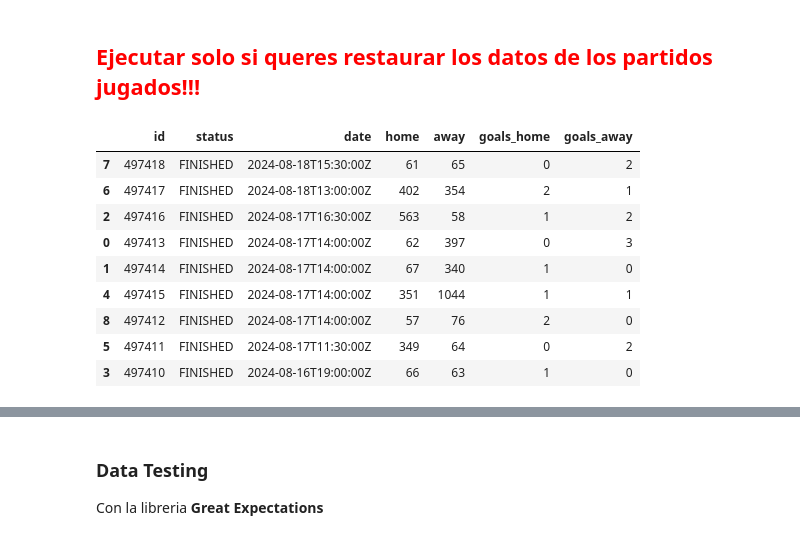
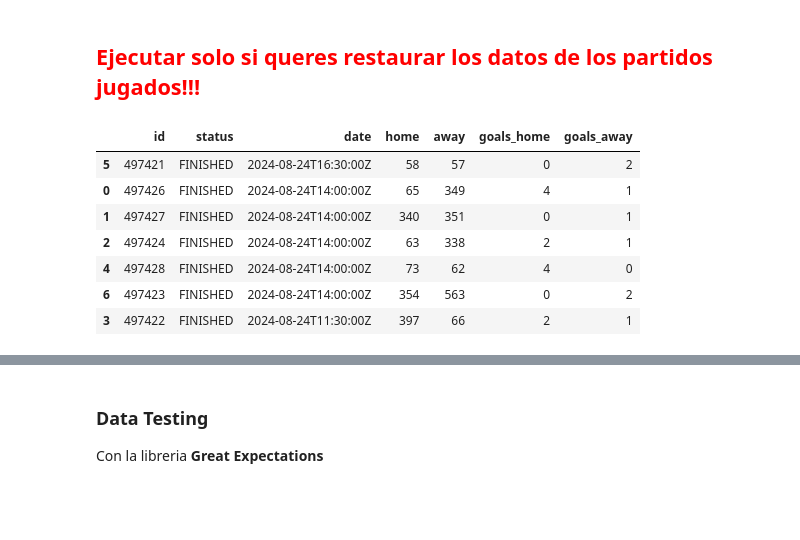
Before and after one commit to RaphaelNicaise/DataEngineering_PremierLeague, a Jupyter notebook: Extraccion_datos_football_data.ipynb, the cells around one changed output, grey strips where cells are left out. Cells and saved outputs as stored; diff of their text form; code cells hidden in the pictures; blank space fills up the shorter version.

```diff
--- a/Extraccion_datos_football_data.ipynb
+++ b/Extraccion_datos_football_data.ipynb
@@ -426,25 +429,23 @@ except Exception as e:
     print(f"Error: {e}")
 # %%
 # Aca podes ver los partidos jugados en la fecha que se indique
-matchday = 1 # para ejemplo
+matchday = 2 # para ejemplo
 try:
     ls = os.listdir(f"data_lake/silver/played_matches/matchday={matchday}/")
     df = pd.read_parquet(f"data_lake/silver/played_matches/matchday={matchday}/{ls[-1]}") # Muestra el ultimo parquet
 except FileNotFoundError:
     print("No se encontro el directorio")
 
 df.sort_values(by='date',ascending=False)
 # %% [output]
 |  | id | status | date | home | away | goals_home | goals_away |
-| 7 | 497418 | FINISHED | 2024-08-18T15:30:00Z | 61 | 65 | 0 | 2 |
-| 6 | 497417 | FINISHED | 2024-08-18T13:00:00Z | 402 | 354 | 2 | 1 |
-| 2 | 497416 | FINISHED | 2024-08-17T16:30:00Z | 563 | 58 | 1 | 2 |
-| 0 | 497413 | FINISHED | 2024-08-17T14:00:00Z | 62 | 397 | 0 | 3 |
-| 1 | 497414 | FINISHED | 2024-08-17T14:00:00Z | 67 | 340 | 1 | 0 |
-| 4 | 497415 | FINISHED | 2024-08-17T14:00:00Z | 351 | 1044 | 1 | 1 |
-| 8 | 497412 | FINISHED | 2024-08-17T14:00:00Z | 57 | 76 | 2 | 0 |
-| 5 | 497411 | FINISHED | 2024-08-17T11:30:00Z | 349 | 64 | 0 | 2 |
-| 3 | 497410 | FINISHED | 2024-08-16T19:00:00Z | 66 | 63 | 1 | 0 |
+| 5 | 497421 | FINISHED | 2024-08-24T16:30:00Z | 58 | 57 | 0 | 2 |
+| 0 | 497426 | FINISHED | 2024-08-24T14:00:00Z | 65 | 349 | 4 | 1 |
+| 1 | 497427 | FINISHED | 2024-08-24T14:00:00Z | 340 | 351 | 0 | 1 |
+| 2 | 497424 | FINISHED | 2024-08-24T14:00:00Z | 63 | 338 | 2 | 1 |
+| 4 | 497428 | FINISHED | 2024-08-24T14:00:00Z | 73 | 62 | 4 | 0 |
+| 6 | 497423 | FINISHED | 2024-08-24T14:00:00Z | 354 | 563 | 0 | 2 |
+| 3 | 497422 | FINISHED | 2024-08-24T11:30:00Z | 397 | 66 | 2 | 1 |
 # %%
 df = pd.read_parquet(f"data_lake/silver/played_matches")
 
```
Also changed, not shown: parts of 18 cells of this notebook.
